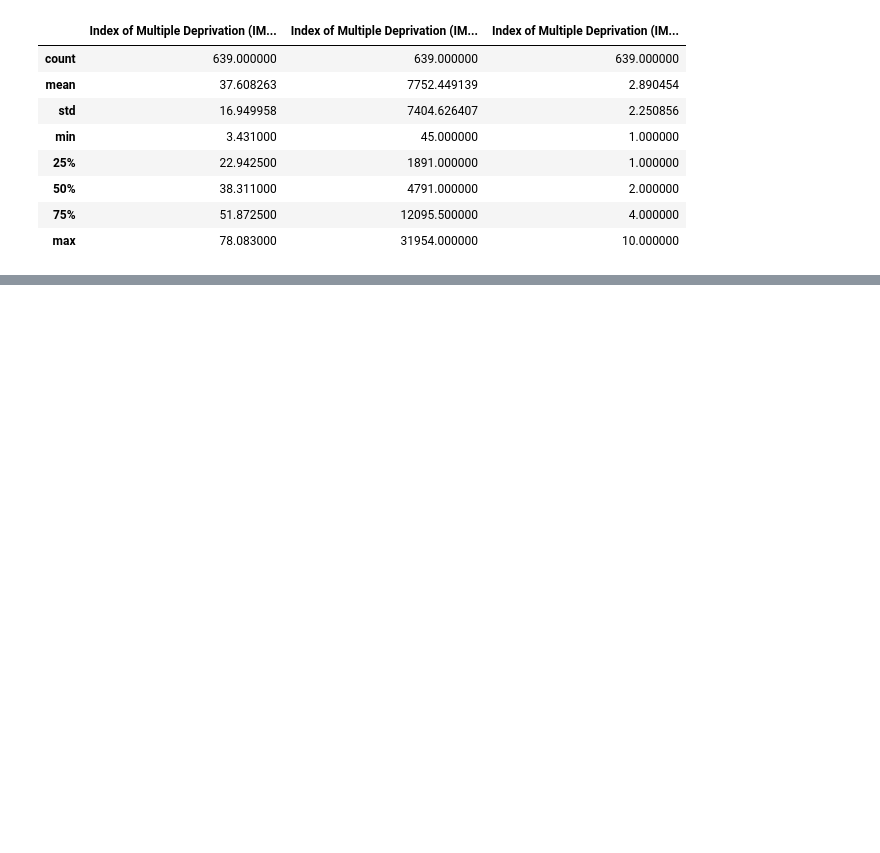
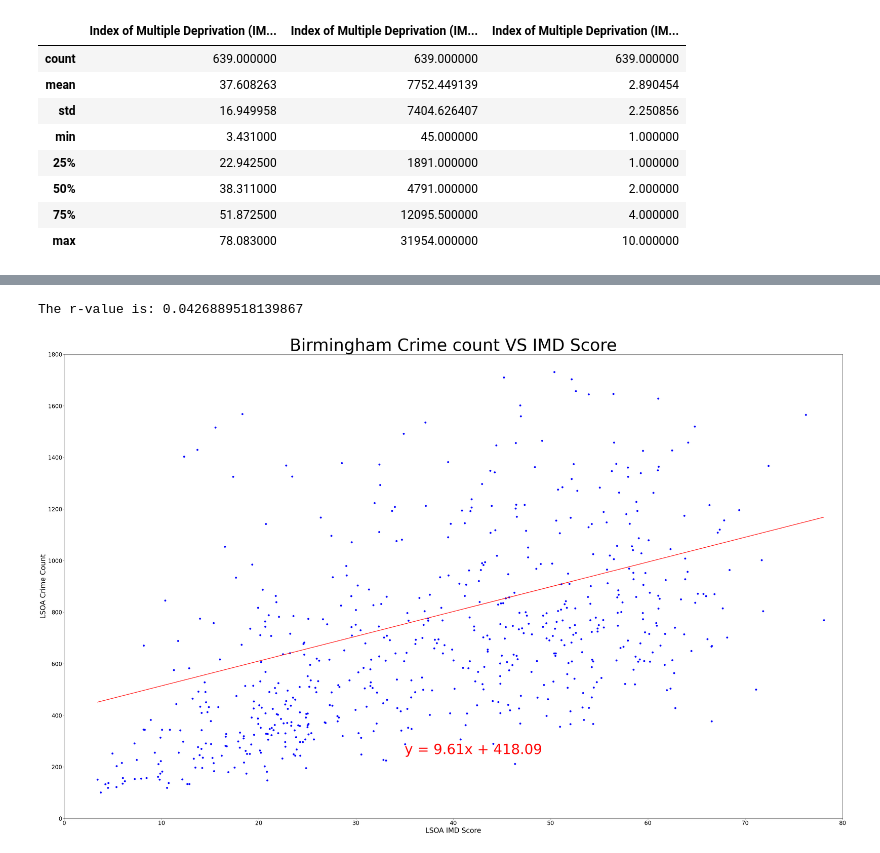
Before and after one commit to DarrylHewitt/Project_1, a Jupyter notebook: analysis.ipynb, the cells around one changed output, grey strips where cells are left out. Drawn from its saved outputs; the diff is of its cells as text; code cells hidden in the pictures; blank space fills up the shorter version.

```diff
--- a/analysis.ipynb
+++ b/analysis.ipynb
@@ -407,0 +480,10 @@ map_plot
+# %%
+# Merge IMD with Police Data
+
+Police_IMD_Merge = pd.merge(IMD_Bham,Bham_police_cleaned,on="LSOA code")
+
+LSOA_count = Police_IMD_Merge.groupby("LSOA code")["Index of Multiple Deprivation (IMD) Score"].count()
+
+IMD = Police_IMD_Merge.groupby("LSOA code")["Index of Multiple Deprivation (IMD) Score"].count()
+print(LSOA_count)
+Police_IMD_Merge.head()
@@ -407,0 +510,53 @@ map_plot
+# %%
+# Groupby LSOA
+
+
+
+f = {"LSOA name_x": "first","LSOA code": "count", "Index of Multiple Deprivation (IMD) Score":'first',\
+     "Longitude": "first", "Latitude": "first"}
+LSOA_crime_count_df = Police_IMD_Merge.groupby(["LSOA code"]).agg(f)
+
+
+# LSOA_crime_count_df = West_midlands_df1.groupby(["LSOA name"]).agg(f)
+
+# LSOA_crime_count_df = LSOA_crime_count_df.rename(columns={"LSOA name":"LSOA crime count"})
+
+# LSOA_crime_count_df = LSOA_crime_count_df.reset_index()
+LSOA_crime_count_df
+
+
+# LSOA_crime_count_df.plot.scatter(LSOA_crime_count_df["Index of Multiple Deprivation (IMD) Score"],LSOA_crime_count_df["LSOA code"])
+
+
+
+y_axis = LSOA_crime_count_df["LSOA code"]
+x_axis = LSOA_crime_count_df["Index of Multiple Deprivation (IMD) Score"]
+# Create a function to create Linear Regression plots
+def plot_linear_regression(x_axis, y_axis, title, text_coordinates):
+
+    # Run the regresson
+    (slope, intercept, rvalue, pvalue, stderr) = linregress(x_axis, y_axis)
+    regress_values = x_axis * slope + intercept
+    line_eq = "y = " + str(round(slope,2)) + "x + " + str(round(intercept,2))
+
+    plt.plot(x_axis,regress_values,"r-")
+    plt.annotate(line_eq,text_coordinates,fontsize=50,color="red")
+    print(f"The r-value is: {rvalue**2}")
+
+
+plt.title("Birmingham Crime count VS IMD Score", fontsize=60)
+plt.scatter(x_axis, y_axis, marker="o", color="blue")
+#plt.plot(x_axis, y_fit)
+plt.rcParams["figure.figsize"] = (50,30)
+plt.xlim(0,80)
+plt.ylim(0, 1800)
+plt.xticks(fontsize=20)
+plt.yticks(fontsize=20)
+plt.xlabel("LSOA IMD Score", fontsize=25)
+plt.ylabel("LSOA Crime Count", fontsize=25)
+plot_linear_regression(x_axis, y_axis, 'LSOA Crime Count',(35,250))
+plt.savefig("output/05.png")
+plt.show()
+# %% [output]
+The r-value is: 0.0426889518139867
+[figure, added]
```
Also changed, not shown: parts of 7 cells of this notebook, 2 other files.
